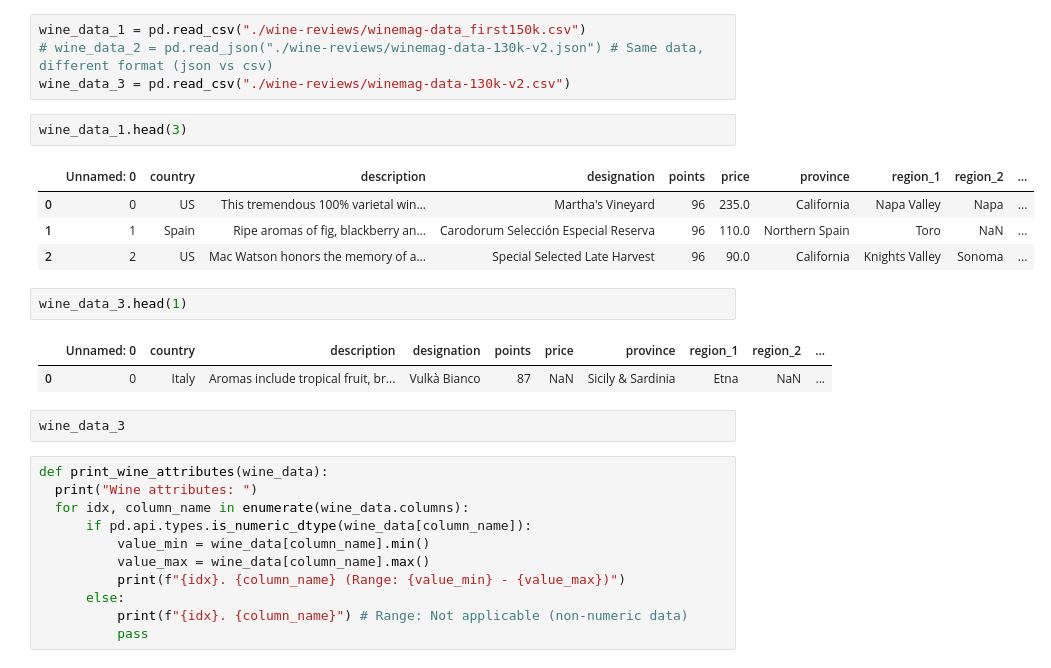
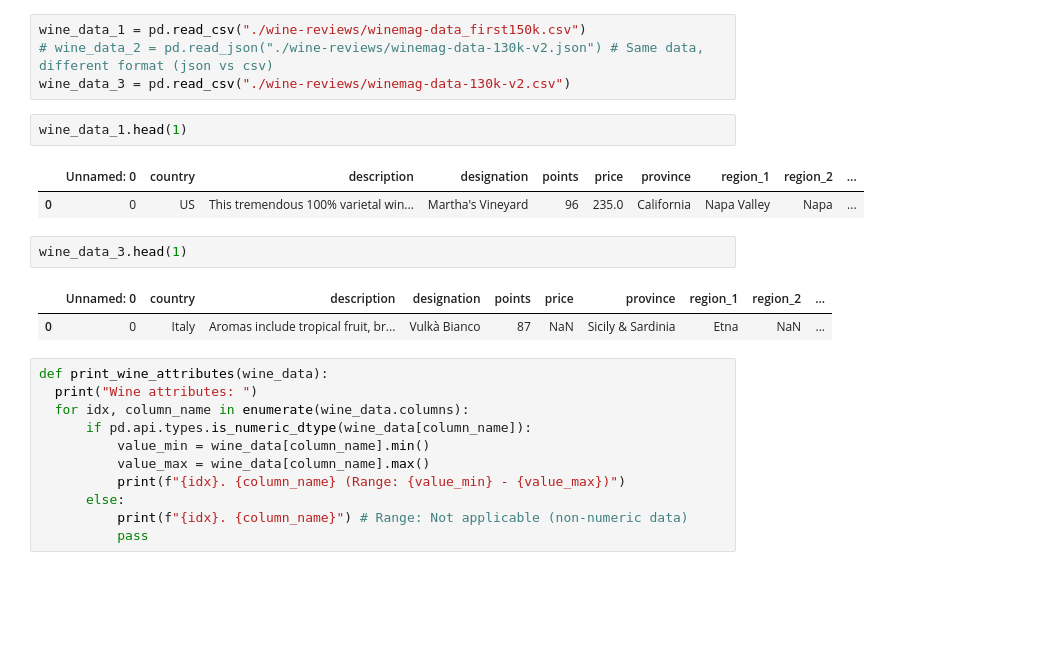
Before and after one commit to sapirca/wine_reviews, a Jupyter notebook: predictive_wine_quality.ipynb, the cells around one changed output. Saved outputs shown, nothing was run; the diff lists cells and outputs as text; blank space fills up the shorter version.

```diff
--- a/predictive_wine_quality.ipynb
+++ b/predictive_wine_quality.ipynb
@@ -90,19 +104,15 @@ wine_data_1 = pd.read_csv("./wine-reviews/winemag-data_first150k.csv")
 # wine_data_2 = pd.read_json("./wine-reviews/winemag-data-130k-v2.json") # Same data, different format (json vs csv)
 wine_data_3 = pd.read_csv("./wine-reviews/winemag-data-130k-v2.csv")
 # %%
-wine_data_1.head(3)
+wine_data_1.head(1)
 # %% [output]
 |  | Unnamed: 0 | country | description | designation | points | price | province | region_1 | region_2 | ... |
 | 0 | 0 | US | This tremendous 100% varietal win... | Martha's Vineyard | 96 | 235.0 | California | Napa Valley | Napa | ... |
-| 1 | 1 | Spain | Ripe aromas of fig, blackberry an... | Carodorum Selección Especial Reserva | 96 | 110.0 | Northern Spain | Toro | NaN | ... |
-| 2 | 2 | US | Mac Watson honors the memory of a... | Special Selected Late Harvest | 96 | 90.0 | California | Knights Valley | Sonoma | ... |
 # %%
 wine_data_3.head(1)
 # %% [output]
 |  | Unnamed: 0 | country | description | designation | points | price | province | region_1 | region_2 | ... |
 | 0 | 0 | Italy | Aromas include tropical fruit, br... | Vulkà Bianco | 87 | NaN | Sicily & Sardinia | Etna | NaN | ... |
-# %%
-wine_data_3
 # %%
 def print_wine_attributes(wine_data):
   print("Wine attributes: ")
```
Also changed, not shown: parts of 139 cells of this notebook.
